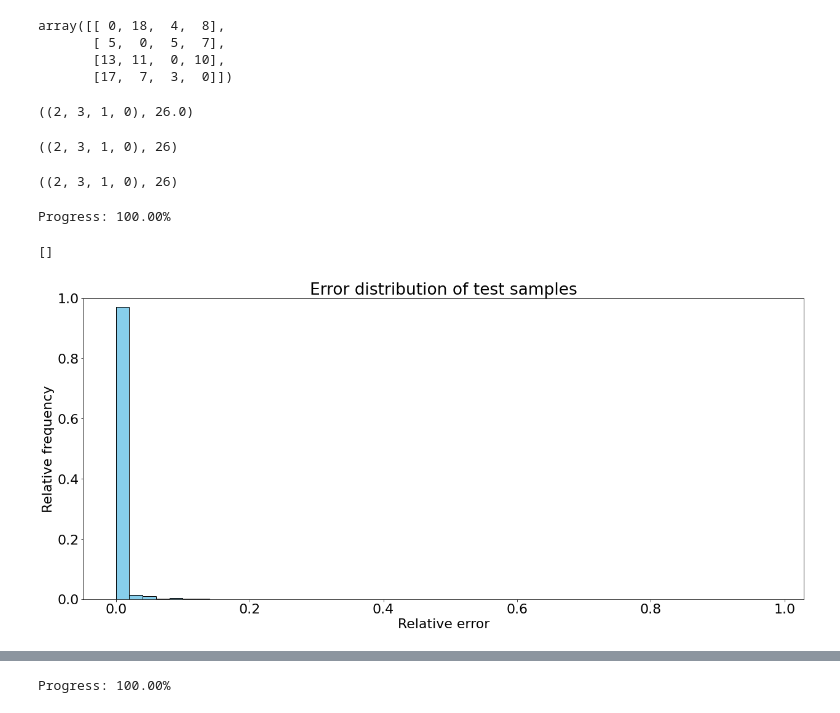
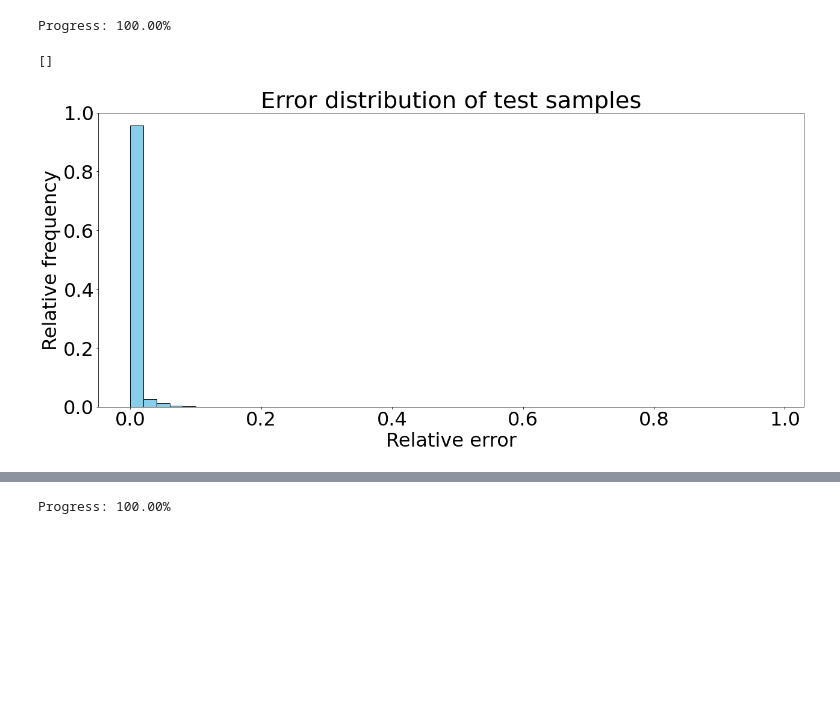
Before and after one commit to ekut-es/qaoa-encoding, a Jupyter notebook: main.ipynb, the cells around one changed output, grey strips where cells are left out. Cells and saved outputs as stored; diff of their text form; code cells hidden in the pictures; blank space fills up the shorter version.

```diff
--- a/main.ipynb
+++ b/main.ipynb
@@ -1,14 +1,11 @@
 # %%
-# Main libraries required
-import qiskit as qk
 import numpy as np
-from scipy.optimize import minimize
-from itertools import product, combinations, permutations
+from qiskit_aer import AerSimulator
 
 # Plotting libraries
 import matplotlib.pyplot as plt
-plt.rcParams.update({'font.size': 22})
-import seaborn as sns
+plt.rcParams.update({'font.size': 32})
 
-# QAOA implementation using conventional problem encoding
-from tsp_qaoa_orig import TSP_QAOA_Orig
+from util import tsp_dynamic
+from QAOA_TSP_Grover import QAOA_TSP_Grover
+from QAOA_TSP_PhaseDirected import QAOA_TSP_PhaseDirected
@@ -271,28 +17,6 @@ tsp_qaoa_solver_orig.build_circuit(backend)
-# %%
-# Generate a random TSP instance
-random_tsp = np.random.randint(low=1, high=20, size=(tsp_size, tsp_size))
-random_tsp[np.diag_indices(tsp_size)] = 0
-random_tsp
-# %% [output]
-array([[ 0, 18,  4,  8],
-       [ 5,  0,  5,  7],
-       [13, 11,  0, 10],
-       [17,  7,  3,  0]])
-# %%
-# This will return 2 values: The computed path and the length of it
-# The first (and last) node are assumed to be 0 (without loss of generality)
-tsp_qaoa_solver.solve(random_tsp)
-# %% [output]
-((2, 3, 1, 0), 26.0)
-# %%
-tsp_qaoa_solver_orig.solve(random_tsp)
-# %% [output]
-((2, 3, 1, 0), 26)
-# %%
-# Optimal solution - same output format as for the QAOA solution
-tsp_dynamic(random_tsp)
-# %% [output]
-((2, 3, 1, 0), 26)
+# %%
+tsp_qaoa_solver = QAOA_TSP_PhaseDirected()
+tsp_qaoa_solver.build_circuit(tsp_size, p, backend)
 # %%
 number_of_samples = 1000
 tour_lengthts_reference = []
@@ -300,7 +24,7 @@ tour_lengthts_approxiamtion = []
 opt_iterations_new = []
 
 for i in range(number_of_samples):
-    # Generate random TSP of the same size as above
+    # Generate random TSP
     random_tsp = np.random.randint(low=1, high=20, size=(tsp_size, tsp_size))
     random_tsp[np.diag_indices(tsp_size)] = 0
 
@@ -312,7 +36,7 @@ for i in range(number_of_samples):
     # For this comparison we are only interested in the returned tour lengths
     tour_lengthts_reference.append(solution[1])
     tour_lengthts_approxiamtion.append(approximation[1])
-    opt_iterations_new.append(tsp_qaoa_solver.opt_iterations)
+    opt_iterations_new.append(tsp_qaoa_solver.number_of_iterations)
 
     print("Progress: {:.2f}%".format(((i+1)/number_of_samples)*100), end="\r")
 
@@ -322,18 +46,19 @@ tour_lengthts_approxiamtion = np.array(tour_lengthts_approxiamtion)
 Progress: 100.00%
 # %%
 relative_errors = np.abs(tour_lengthts_reference - tour_lengthts_approxiamtion)/tour_lengthts_reference
+relative_errors_new = relative_errors.copy()
 weights = np.ones_like(relative_errors)/len(relative_errors)
 
 plt.figure(figsize=(21,9))
 plt.hist(relative_errors, bins=np.arange(0,1,0.02), weights=weights, edgecolor='black', color='skyblue')
 plt.ylim((0, 1))
 plt.title("Error distribution of test samples")
 plt.xlabel("Relative error")
 plt.ylabel("Relative frequency")
 plt.plot()
 # %% [output]
 []
-[figure, old version]
+[figure, new version]
 # %%
 # Fraction of non-optimal QAOA solutions
 len(relative_errors[relative_errors>0])/number_of_samples
```
Also changed, not shown: parts of 18 cells of this notebook, 5 other files.
